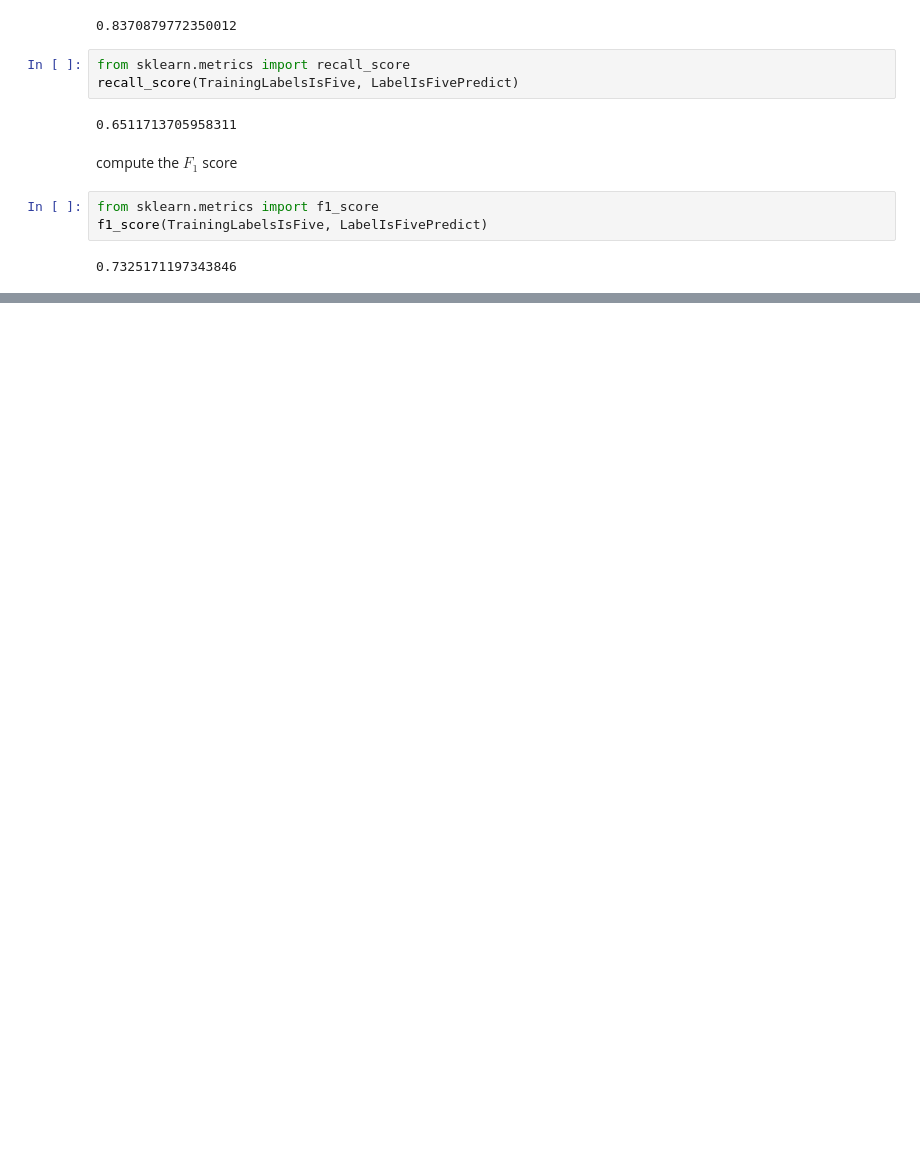
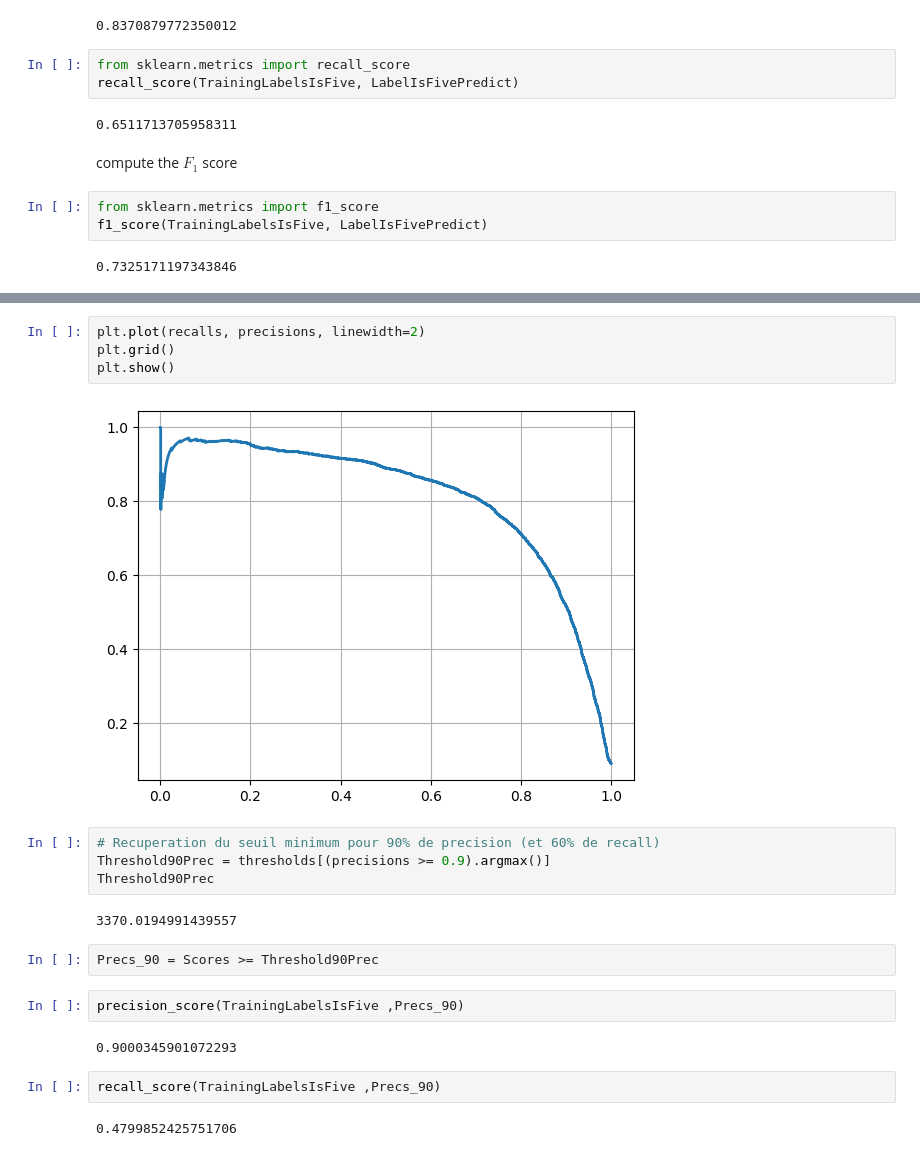
Before and after one commit to SimLend/HandsOnMachineLearning, a Jupyter notebook: Chapter2/Classification.ipynb, the cells around one changed output, grey strips where cells are left out. Cells and saved outputs as stored; diff of their text form; blank space fills up the shorter version.

```diff
--- a/Chapter2/Classification.ipynb
+++ b/Chapter2/Classification.ipynb
@@ -99,0 +118,22 @@ f1_score(TrainingLabelsIsFive, LabelIsFivePredict)
+# %%
+plt.plot(recalls, precisions, linewidth=2)
+plt.grid()
+plt.show()
+# %% [output]
+[figure, added]
+# %%
+# Recuperation du seuil minimum pour 90% de precision (et 60% de recall)
+Threshold90Prec = thresholds[(precisions >= 0.9).argmax()]
+Threshold90Prec
+# %% [output]
+3370.0194991439557
+# %%
+Precs_90 = Scores >= Threshold90Prec
+# %%
+precision_score(TrainingLabelsIsFive ,Precs_90)
+# %% [output]
+0.9000345901072293
+# %%
+recall_score(TrainingLabelsIsFive ,Precs_90)
+# %% [output]
+0.4799852425751706
```
Also changed, not shown: parts of 3 cells of this notebook, 1 other file.
